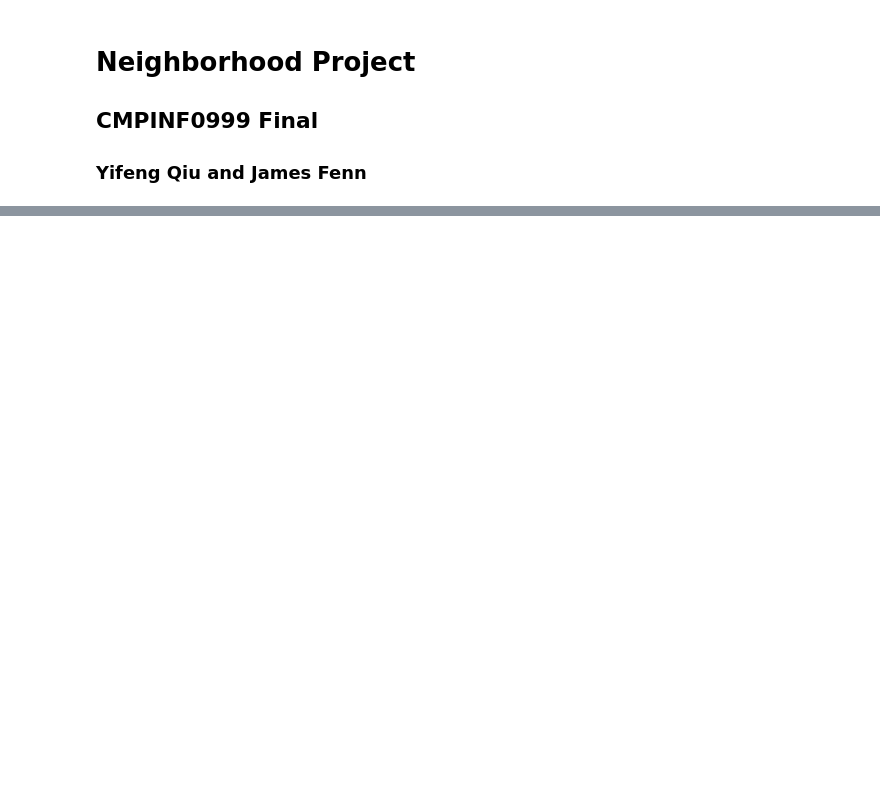
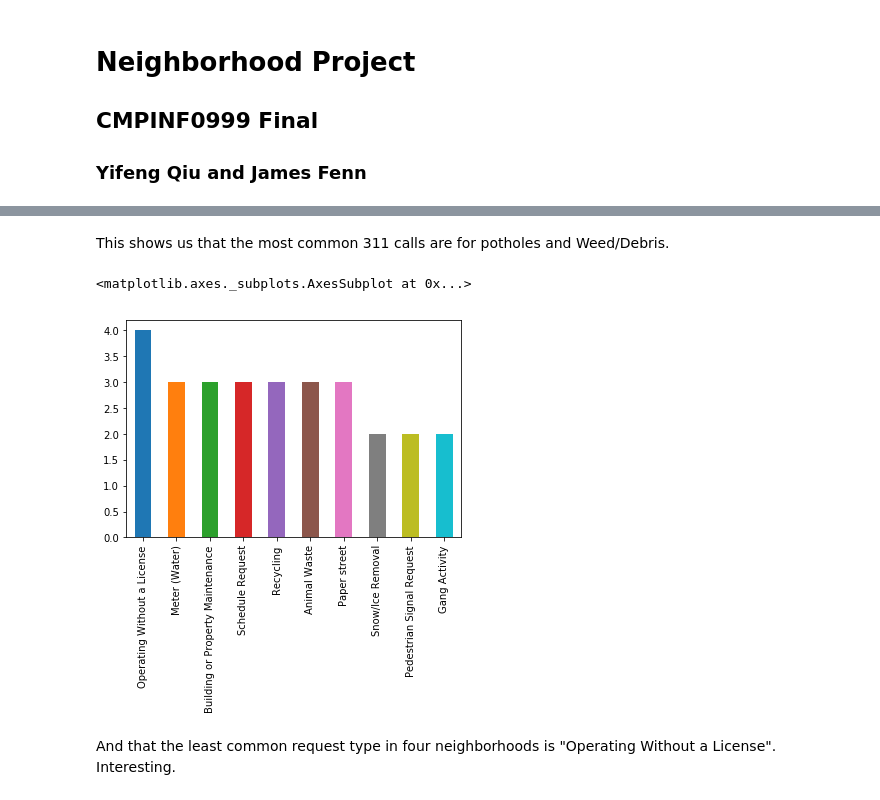
Before and after one commit to yifengqiu18/neighborhood, a Jupyter notebook: project.ipynb, the cells around one changed output, grey strips where cells are left out. Drawn from its saved outputs; the diff is of its cells as text; code cells hidden in the pictures; blank space fills up the shorter version.

```diff
--- a/project.ipynb
+++ b/project.ipynb
@@ -22,3 +44,13 @@ dataArrests = pd.read_csv("https://data.wprdc.org/datastore/dump/e03a89dd-134a-4
+# %% [markdown]
+This shows us that the most common 311 calls are for potholes and Weed/Debris.
+# %%
+# plot the most common "least reported" request types
+mData311["leastType"].value_counts().head(10).plot(kind='bar')
+# %% [output]
+<matplotlib.axes._subplots.AxesSubplot at 0x...>
+[figure, added]
+# %% [markdown]
+And that the least common request type in four neighborhoods is "Operating Without a License". Interesting.
 # %%
 # information about the environment / physical aspects of each neighborhood
 # how many playgrounds are there, how often do things catch fire, are their many trees, what is the air quality, etc
```
Also changed, not shown: parts of 6 cells of this notebook.
